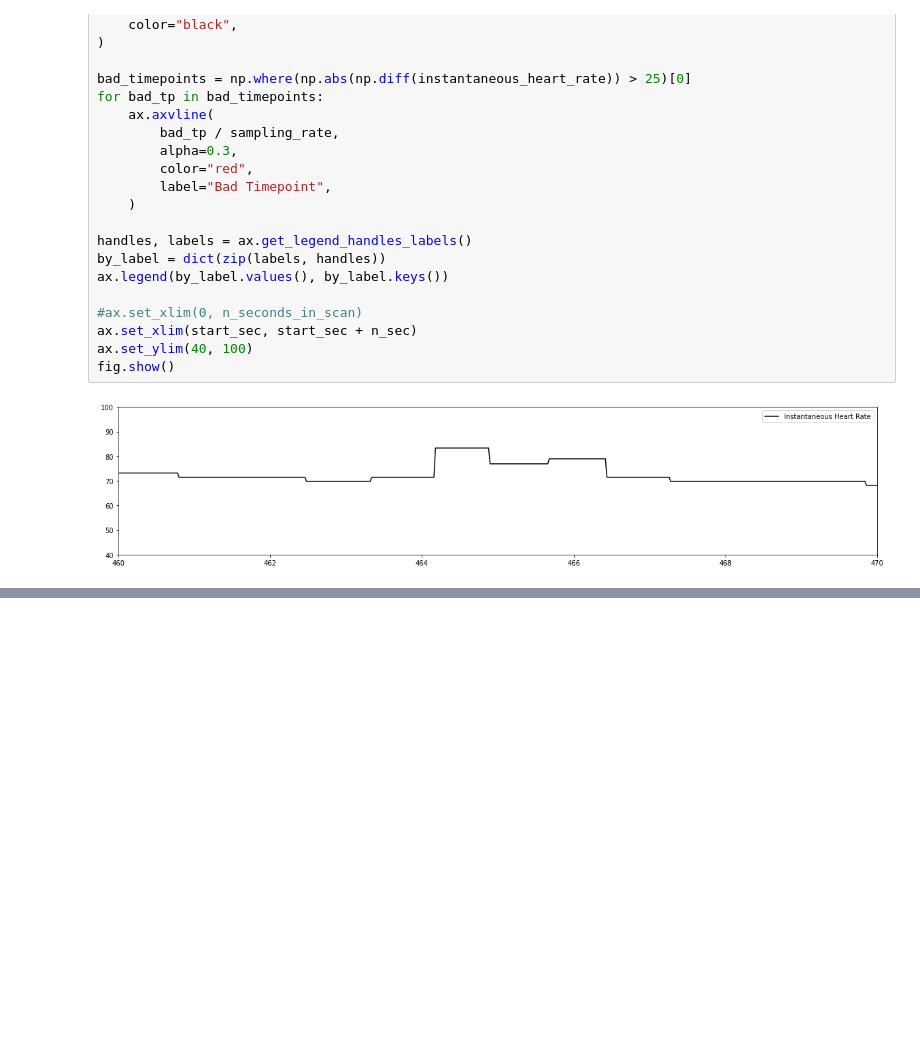
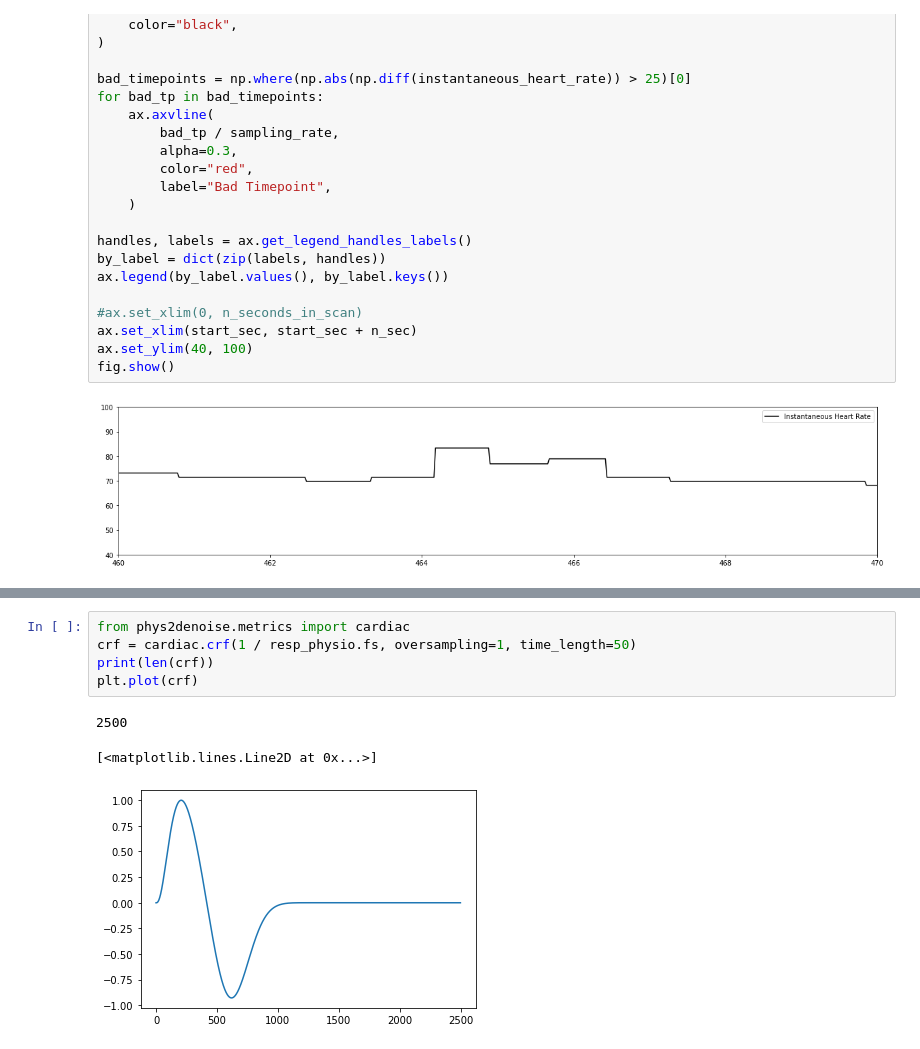
Before and after one commit to tsalo/misc-notebooks, a Jupyter notebook: peakdet_sandbox_for_power_replication.ipynb, the cells around one changed output, grey strips where cells are left out. Drawn from its saved outputs; the diff is of its cells as text; blank space fills up the shorter version.

```diff
--- a/peakdet_sandbox_for_power_replication.ipynb
+++ b/peakdet_sandbox_for_power_replication.ipynb
@@ -165,0 +201,9 @@ fig.show()
+# %%
+from phys2denoise.metrics import cardiac
+crf = cardiac.crf(1 / resp_physio.fs, oversampling=1, time_length=50)
+print(len(crf))
+plt.plot(crf)
+# %% [output]
+2500
+[<matplotlib.lines.Line2D at 0x...>]
+[figure, added]
```
Also changed, not shown: parts of 9 cells of this notebook, 5 other files.
